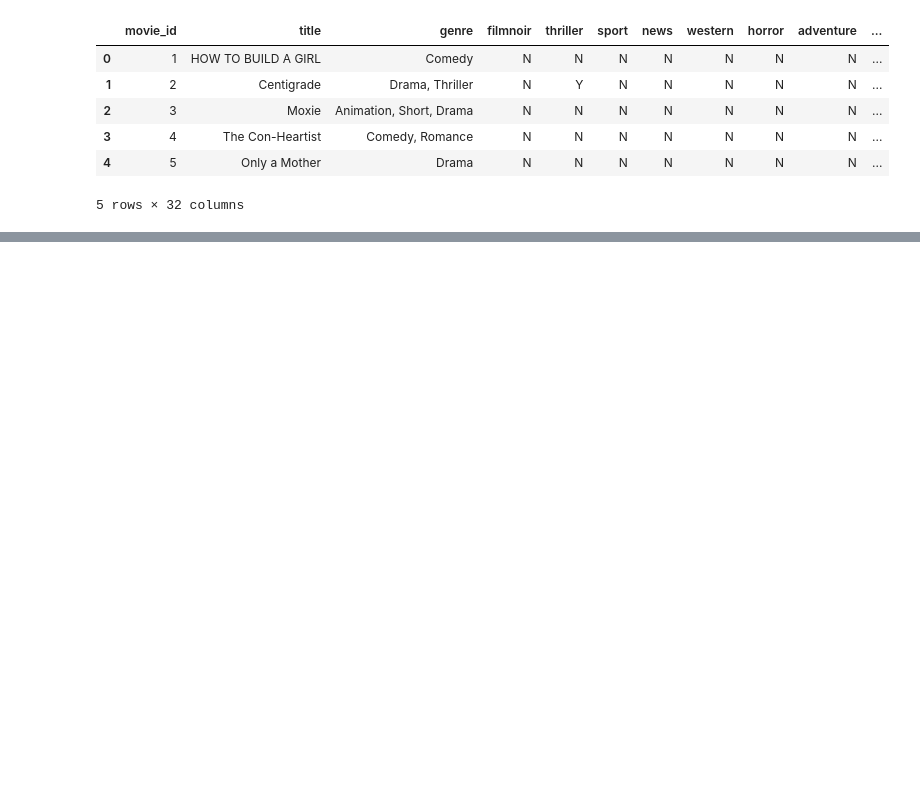
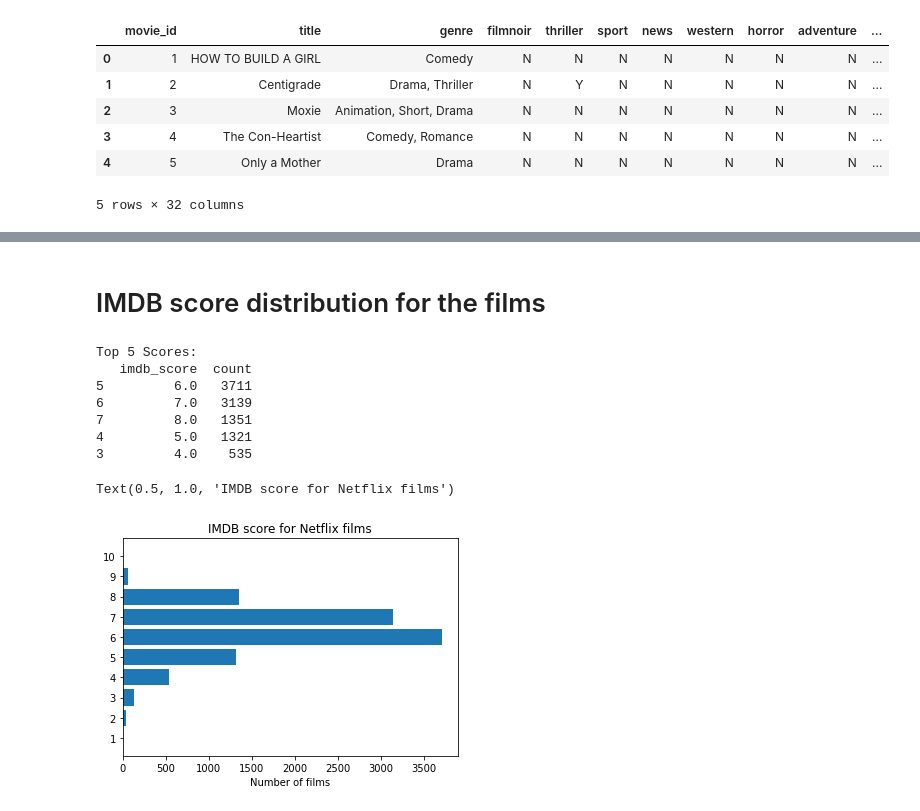
Before and after one commit to sowmyk92/flight, a Jupyter notebook: case/start.ipynb, the cells around one changed output, grey strips where cells are left out. Cells and saved outputs as stored; diff of their text form; code cells hidden in the pictures; blank space fills up the shorter version.

```diff
--- a/case/start.ipynb
+++ b/case/start.ipynb
@@ -192,0 +220,25 @@ genre_df.head()
+# %% [markdown]
+# IMDB score distribution for the films
+# %%
+movies_df['title'] =movies_df['title'].str.lower()
+movies_df['imdb_score'] = movies_df['imdb_score'].round()
+
+imdb_score = movies_df[movies_df['imdb_score']> 0].groupby('imdb_score')['movie_id'].count().reset_index(name='count')
+print("Top 5 Scores:")
+print((imdb_score).sort_values(by='count', ascending = False).head(5))
+
+plt.barh(imdb_score['imdb_score'], imdb_score['count'])
+plt.xlabel("IMDB score")
+plt.xlabel("Number of films")
+plt.yticks(imdb_score['imdb_score'])
+plt.title("IMDB score for Netflix films")
+# %% [output]
+Top 5 Scores:
+   imdb_score  count
+5         6.0   3711
+6         7.0   3139
+7         8.0   1351
+4         5.0   1321
+3         4.0    535
+Text(0.5, 1.0, 'IMDB score for Netflix films')
+[figure, added]
```
Also changed, not shown: parts of 19 cells of this notebook.
